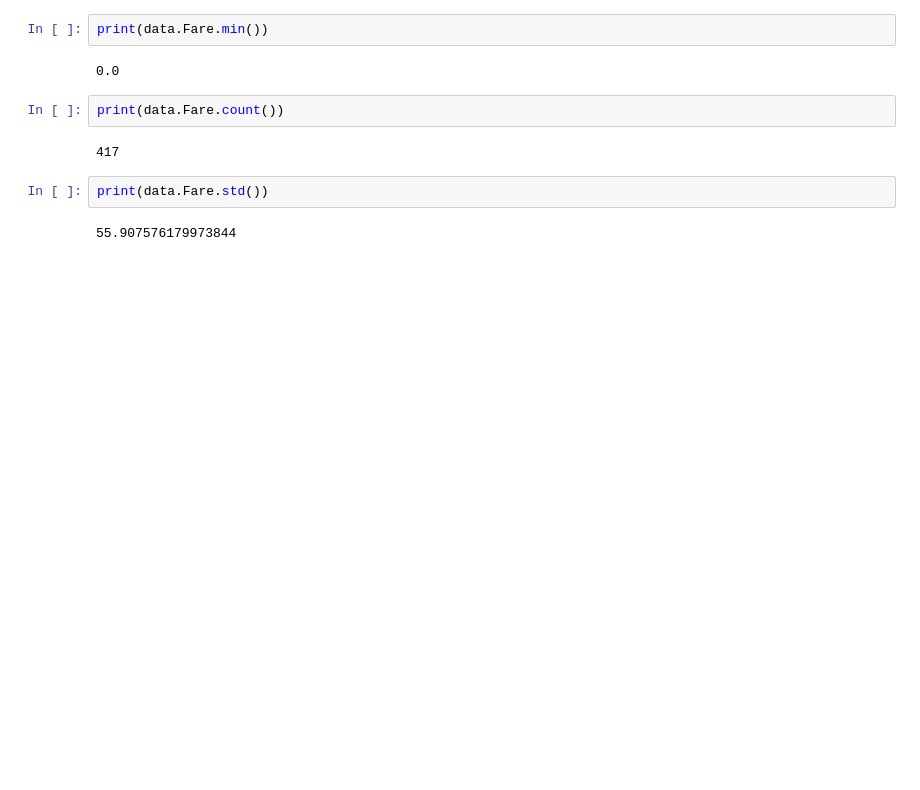
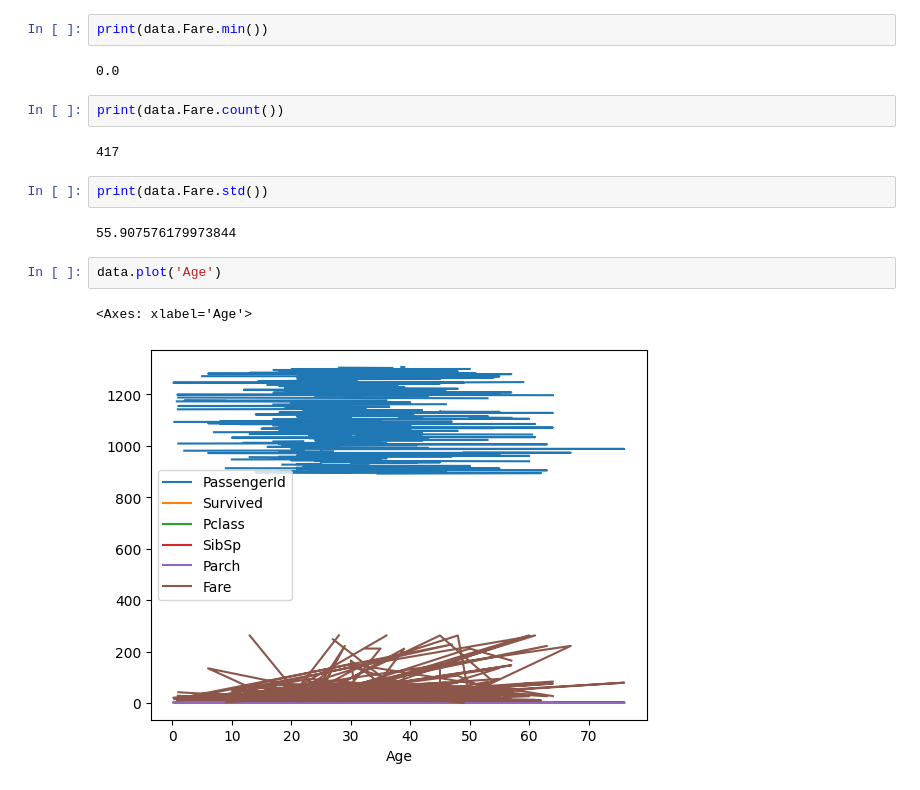
Before and after one commit to hamnasz/Machine-Learning-Lab, a Jupyter notebook: Lab 2/Task1.ipynb, the cells around one changed output. Cells and saved outputs as stored; diff of their text form; blank space fills up the shorter version.

```diff
--- a/Lab 2/Task1.ipynb
+++ b/Lab 2/Task1.ipynb
@@ -313,3 +313,8 @@ print(data.Fare.count())
 print(data.Fare.std())
 # %% [output]
 55.907576179973844
+# %%
+data.plot('Age')
+# %% [output]
+<Axes: xlabel='Age'>
+[figure, added]
```
Also changed, not shown: parts of 2 cells of this notebook.
